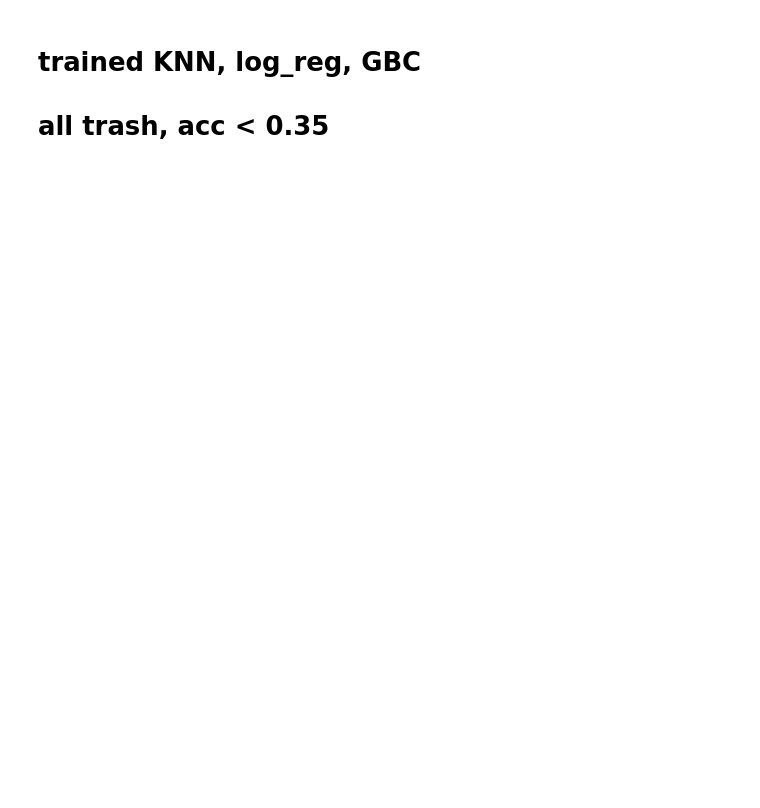
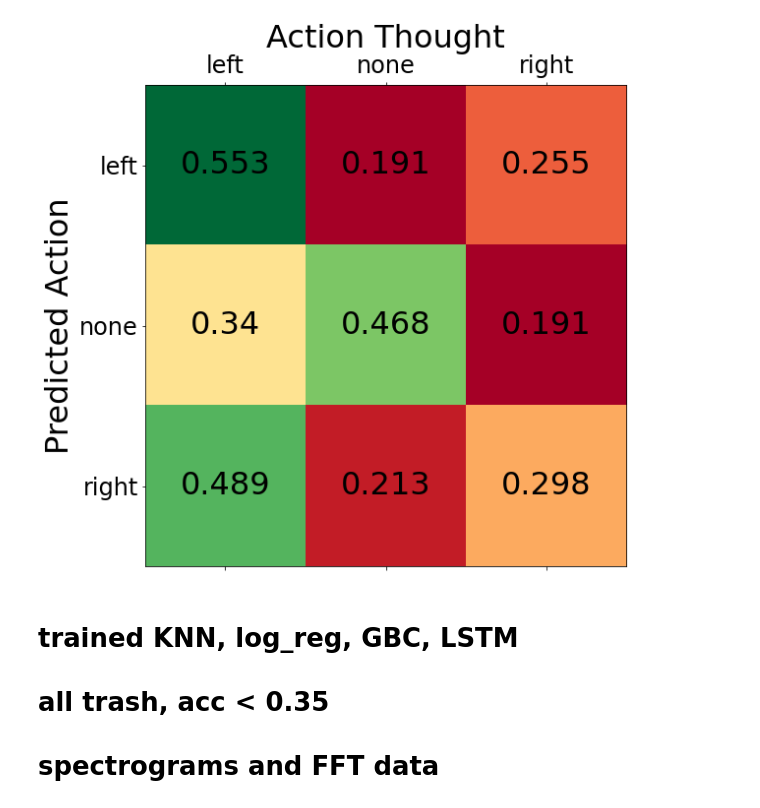
Before and after one commit to josiah-d/Predict-Directional-Thought, a Jupyter notebook: notebooks/test_bed.ipynb, the cells around one changed output. Drawn from its saved outputs; the diff is of its cells as text; code cells hidden in the pictures; blank space fills up the shorter version.

```diff
--- a/notebooks/test_bed.ipynb
+++ b/notebooks/test_bed.ipynb
@@ -199,2 +138,0 @@ model.compile(loss='categorical_crossentropy',
-# %%
-fit_model(model, X_train_img, y_train_img, X_test_img, y_test_img, epochs=2, model_type='images')
@@ -472,3 +356,14 @@ plot_conf_mat(conf_mat)
+# %%
+best_images_model = sorted(glob('../models/images/*.model'))[-1]
+model_images = tf.keras.models.load_model(best_images_model)
+
+y_pred = np.argmax(model_images.predict(X_test_img), axis=-1)
+y_true = np.argmax(y_test_img, axis=-1)
+conf_mat_images = np.round(np.array(confusion_matrix(y_true, y_pred)) / 47, 3)
+plot_conf_mat(conf_mat_images)
+# %% [output]
+[figure, added]
 # %% [markdown]
-# trained KNN, log_reg, GBC
+# trained KNN, log_reg, GBC, LSTM
 # all trash, acc < 0.35
+# spectrograms and FFT data
```
Also changed, not shown: parts of 27 cells of this notebook.
